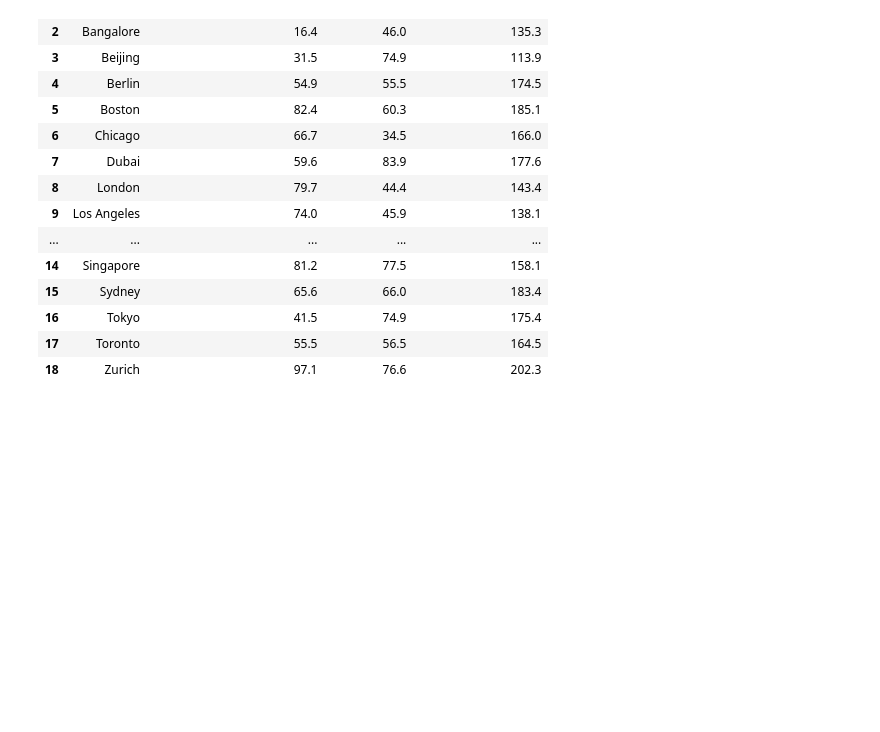
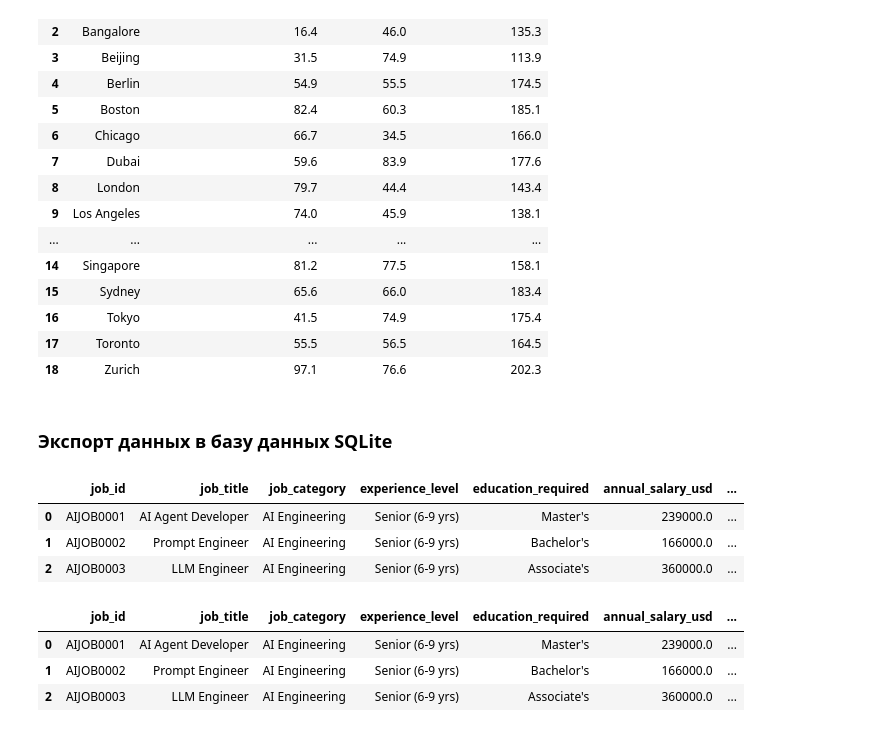
Before and after one commit to annaiusiumbeli/ai_jobs_streamlit, a Jupyter notebook: notebooks/eda.ipynb, the cells around one changed output. Cells and saved outputs as stored; diff of their text form; code cells hidden in the pictures; blank space fills up the shorter version.

```diff
--- a/notebooks/eda.ipynb
+++ b/notebooks/eda.ipynb
@@ -465,3 +465,15 @@ df_cities
 | 16 | Tokyo | 41.5 | 74.9 | 175.4 |
 | 17 | Toronto | 55.5 | 56.5 | 164.5 |
 | 18 | Zurich | 97.1 | 76.6 | 202.3 |
+# %% [markdown]
+### Экспорт данных в базу данных SQLite
+# %%
+# Перед загрузкой удалим из df_jobs столбец years_of_experience, который содержал невалидные данные
+df_jobs = df_jobs.drop(columns=['years_of_experience'])
+# %%
+df_jobs.head(3)
+# %% [output]
+|  | job_id | job_title | job_category | experience_level | education_required | annual_salary_usd | ... |
+| 0 | AIJOB0001 | AI Agent Developer | AI Engineering | Senior (6-9 yrs) | Master's | 239000.0 | ... |
+| 1 | AIJOB0002 | Prompt Engineer | AI Engineering | Senior (6-9 yrs) | Bachelor's | 166000.0 | ... |
+| 2 | AIJOB0003 | LLM Engineer | AI Engineering | Senior (6-9 yrs) | Associate's | 360000.0 | ... |
@@ -467,0 +482,9 @@ df_cities
+# %%
+df_jobs_sql = df_jobs.copy()
+df_jobs_sql['required_skills'] = df_jobs_sql['required_skills'].str.join('|')
+df_jobs_sql.head(3)
+# %% [output]
+|  | job_id | job_title | job_category | experience_level | education_required | annual_salary_usd | ... |
+| 0 | AIJOB0001 | AI Agent Developer | AI Engineering | Senior (6-9 yrs) | Master's | 239000.0 | ... |
+| 1 | AIJOB0002 | Prompt Engineer | AI Engineering | Senior (6-9 yrs) | Bachelor's | 166000.0 | ... |
+| 2 | AIJOB0003 | LLM Engineer | AI Engineering | Senior (6-9 yrs) | Associate's | 360000.0 | ... |
```
Also changed, not shown: parts of 4 cells of this notebook, 1 other file.
